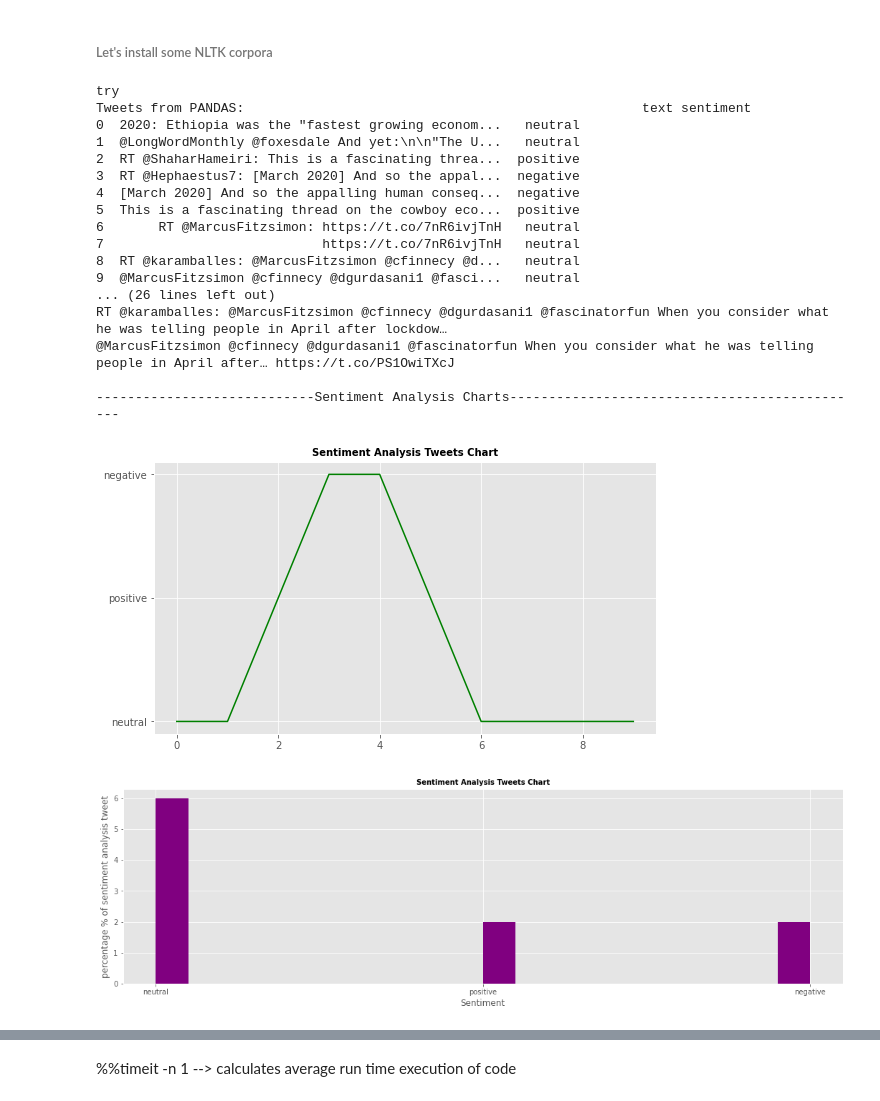
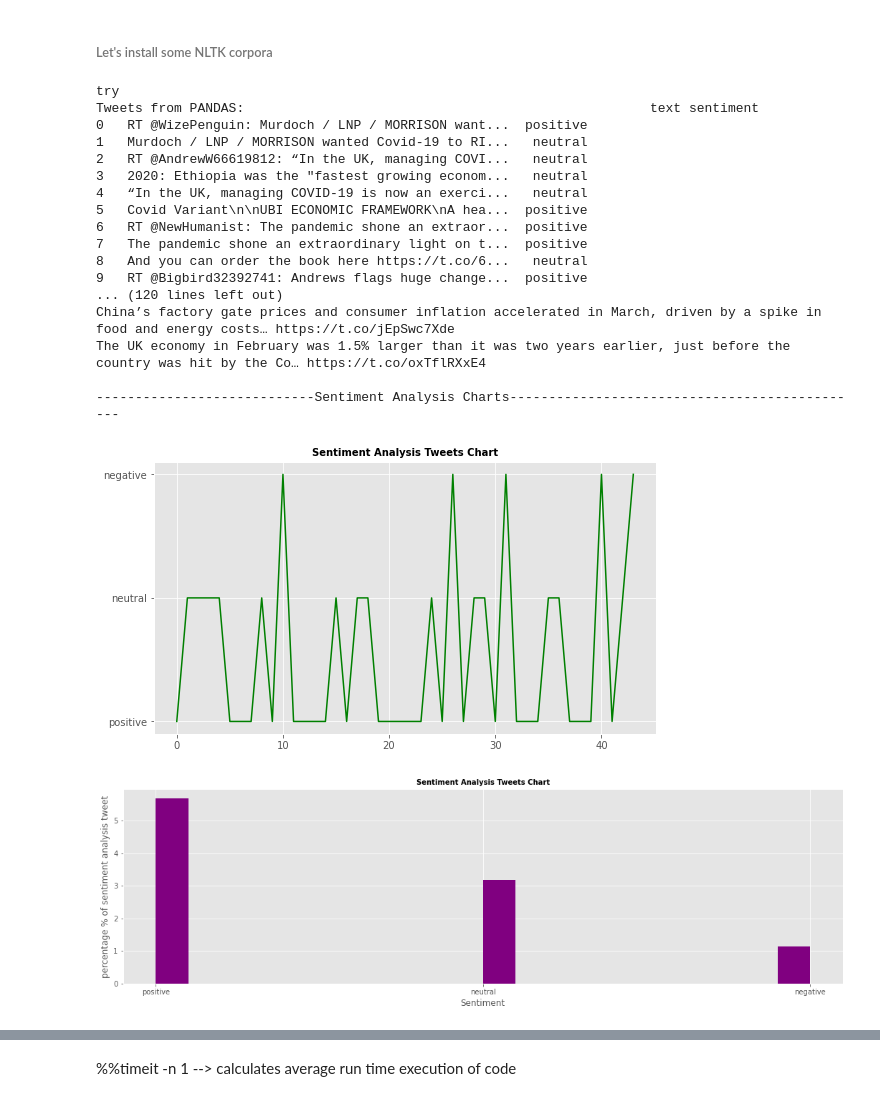
Before and after one commit to hadja1307/sentiment-analysis-v4, a Jupyter notebook: Sentiment__Analyis (1).ipynb, the cells around one changed output, grey strips where cells are left out. Saved outputs shown, nothing was run; the diff lists cells and outputs as text; code cells hidden in the pictures.

```diff
--- a/Sentiment__Analyis (1).ipynb
+++ b/Sentiment__Analyis (1).ipynb
@@ -293,41 +285,43 @@ def main(query, count = 100):
         elif tweet['sentiment'] == 'neutral':
             countneut = countneut +1
 
+
     print("\n count for positive is: " + str(countposi))
     print("\n count for negative is: " + str(countnega))
     print("\n count for neutral is: " + str(countneut))
 
-    all_tweet_all = countposi, countneut, countnega
+    all_tweet_all = countposi, countnega, countneut
+
     #countposi is the total count of positive tweets
     #countnega is the total count of negative tweets
     #countneut is the total count of neutral tweets
 
+    df = pd.DataFrame(all_tweet_all)
+    #performs correlation of all positive, negative and neutral tweet sentiment
 
-
-    df = pd.DataFrame(all_tweet_all)
     print("\n correlation is : ", df.corr())
     #df.corr() , Returns the correlation between columns in a data frame.
     #we are returning the correlation between the number of positive, negative and neutral tweets using pandas
     #Pandas dataframe.corr() is used to find the pairwise correlation of all columns in the dataframe.
 # %%
-main("economy covid-19 uk 2020")
+main("economy covid-19 uk")
 # %% [output]
 try
-Tweets from PANDAS:                                                   text sentiment
-0  2020: Ethiopia was the "fastest growing econom...   neutral
-1  @LongWordMonthly @foxesdale And yet:\n\n"The U...   neutral
-2  RT @ShaharHameiri: This is a fascinating threa...  positive
-3  RT @Hephaestus7: [March 2020] And so the appal...  negative
-4  [March 2020] And so the appalling human conseq...  negative
-5  This is a fascinating thread on the cowboy eco...  positive
-6       RT @MarcusFitzsimon: https://t.co/7nR6ivjTnH   neutral
-7                            https://t.co/7nR6ivjTnH   neutral
-8  RT @karamballes: @MarcusFitzsimon @cfinnecy @d...   neutral
-9  @MarcusFitzsimon @cfinnecy @dgurdasani1 @fasci...   neutral
-... (26 lines left out)
-RT @karamballes: @MarcusFitzsimon @cfinnecy @dgurdasani1 @fascinatorfun When you consider what he was telling people in April after lockdow…
-@MarcusFitzsimon @cfinnecy @dgurdasani1 @fascinatorfun When you consider what he was telling people in April after… https://t.co/PS1OwiTXcJ
+Tweets from PANDAS:                                                    text sentiment
+0   RT @WizePenguin: Murdoch / LNP / MORRISON want...  positive
+1   Murdoch / LNP / MORRISON wanted Covid-19 to RI...   neutral
+2   RT @AndrewW66619812: “In the UK, managing COVI...   neutral
+3   2020: Ethiopia was the "fastest growing econom...   neutral
+4   “In the UK, managing COVID-19 is now an exerci...   neutral
+5   Covid Variant\n\nUBI ECONOMIC FRAMEWORK\nA hea...  positive
+6   RT @NewHumanist: The pandemic shone an extraor...  positive
+7   The pandemic shone an extraordinary light on t...  positive
+8   And you can order the book here https://t.co/6...   neutral
+9   RT @Bigbird32392741: Andrews flags huge change...  positive
+... (120 lines left out)
+China’s factory gate prices and consumer inflation accelerated in March, driven by a spike in food and energy costs… https://t.co/jEpSwc7Xde
+The UK economy in February was 1.5% larger than it was two years earlier, just before the country was hit by the Co… https://t.co/oxTflRXxE4
 
 ----------------------------Sentiment Analysis Charts----------------------------------------------
-[figure, old version]
+[figure, new version]
-[figure, old version]
+[figure, new version]
```
Also changed, not shown: parts of 5 cells of this notebook.
